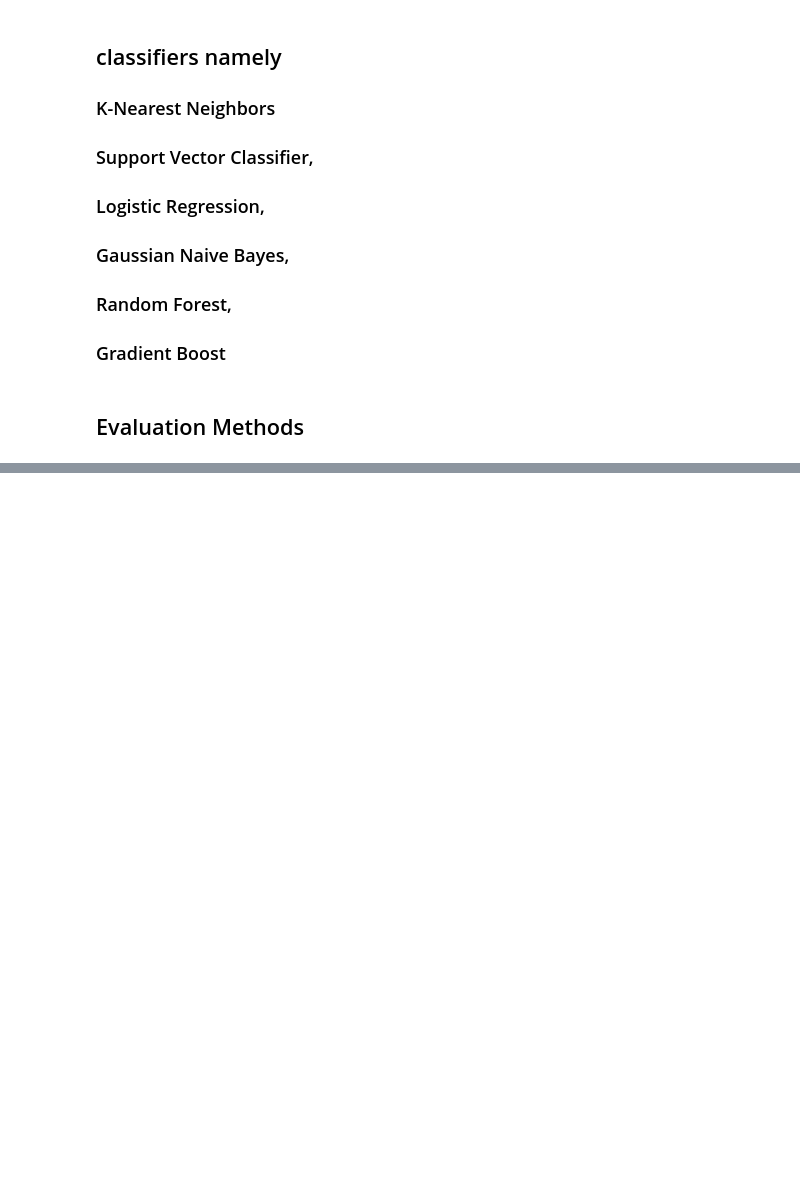
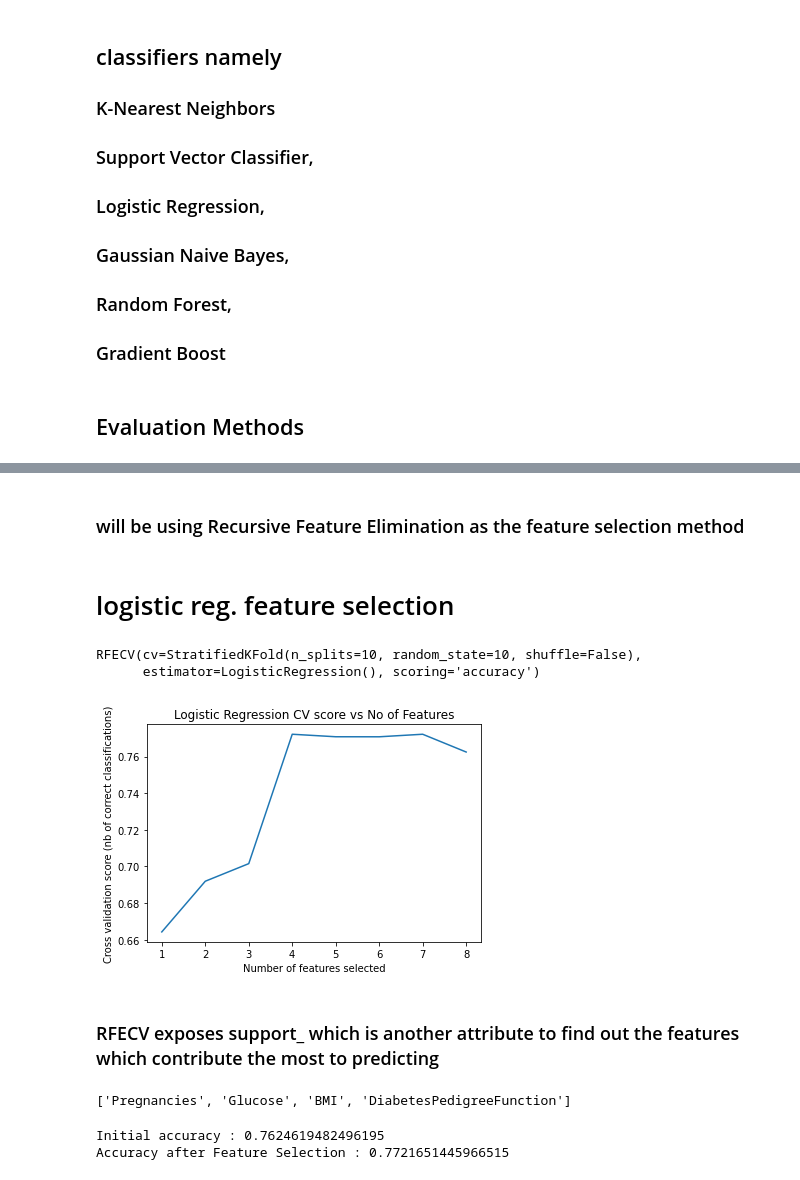
Before and after one commit to rahulbhataniya/diabeties_prediction, a Jupyter notebook: diabetes_notebook.ipynb, the cells around one changed output, grey strips where cells are left out. Saved outputs shown, nothing was run; the diff lists cells and outputs as text; code cells hidden in the pictures; blank space fills up the shorter version.

```diff
--- a/diabetes_notebook.ipynb
+++ b/diabetes_notebook.ipynb
@@ -193,0 +239,43 @@ from sklearn.metrics import accuracy_score
+# %% [markdown]
+### will be using Recursive Feature Elimination as the feature selection method
+# %% [markdown]
+# logistic reg. feature selection
+# %%
+from sklearn.feature_selection import RFECV
+logreg_model = LogisticRegression()
+rfecv = RFECV(estimator=logreg_model, step=1, cv=strat_k_fold, scoring='accuracy')
+rfecv.fit(X, y)
+# %% [output]
+RFECV(cv=StratifiedKFold(n_splits=10, random_state=10, shuffle=False),
+      estimator=LogisticRegression(), scoring='accuracy')
+# %%
+plt.figure()
+plt.title('Logistic Regression CV score vs No of Features')
+plt.xlabel("Number of features selected")
+plt.ylabel("Cross validation score (nb of correct classifications)")
+plt.plot(range(1, len(rfecv.grid_scores_) + 1), rfecv.grid_scores_)
+plt.show()
+# %% [output]
+[figure, added]
+# %% [markdown]
+###  RFECV exposes support_ which is another attribute to find out the features which contribute the most to predicting
+# %%
+feature_importance = list(zip(feature_names, rfecv.support_))
+new_features = []
+for key,value in enumerate(feature_importance):
+    if(value[1]) == True:
+        new_features.append(value[0])
+
+print(new_features)
+# %% [output]
+['Pregnancies', 'Glucose', 'BMI', 'DiabetesPedigreeFunction']
+# %%
+# Calculate accuracy scores
+X_new = diabetes_mod[new_features]
+initial_score = cross_val_score(logreg_model, X, y, cv=strat_k_fold, scoring='accuracy').mean()
+print("Initial accuracy : {} ".format(initial_score))
+fe_score = cross_val_score(logreg_model, X_new, y, cv=strat_k_fold, scoring='accuracy').mean()
+print("Accuracy after Feature Selection : {} ".format(fe_score))
+# %% [output]
+Initial accuracy : 0.7624619482496195
+Accuracy after Feature Selection : 0.7721651445966515
```
Also changed, not shown: parts of 15 cells of this notebook.
